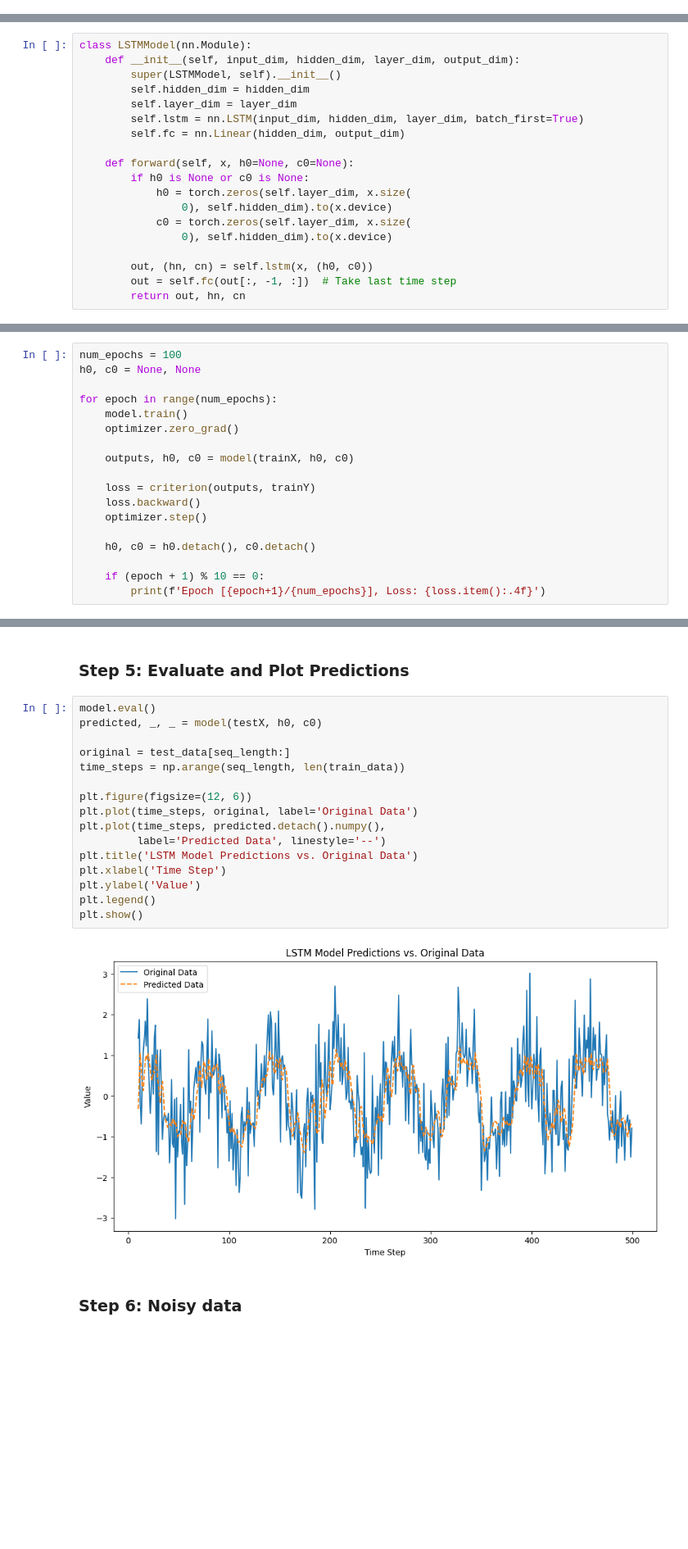
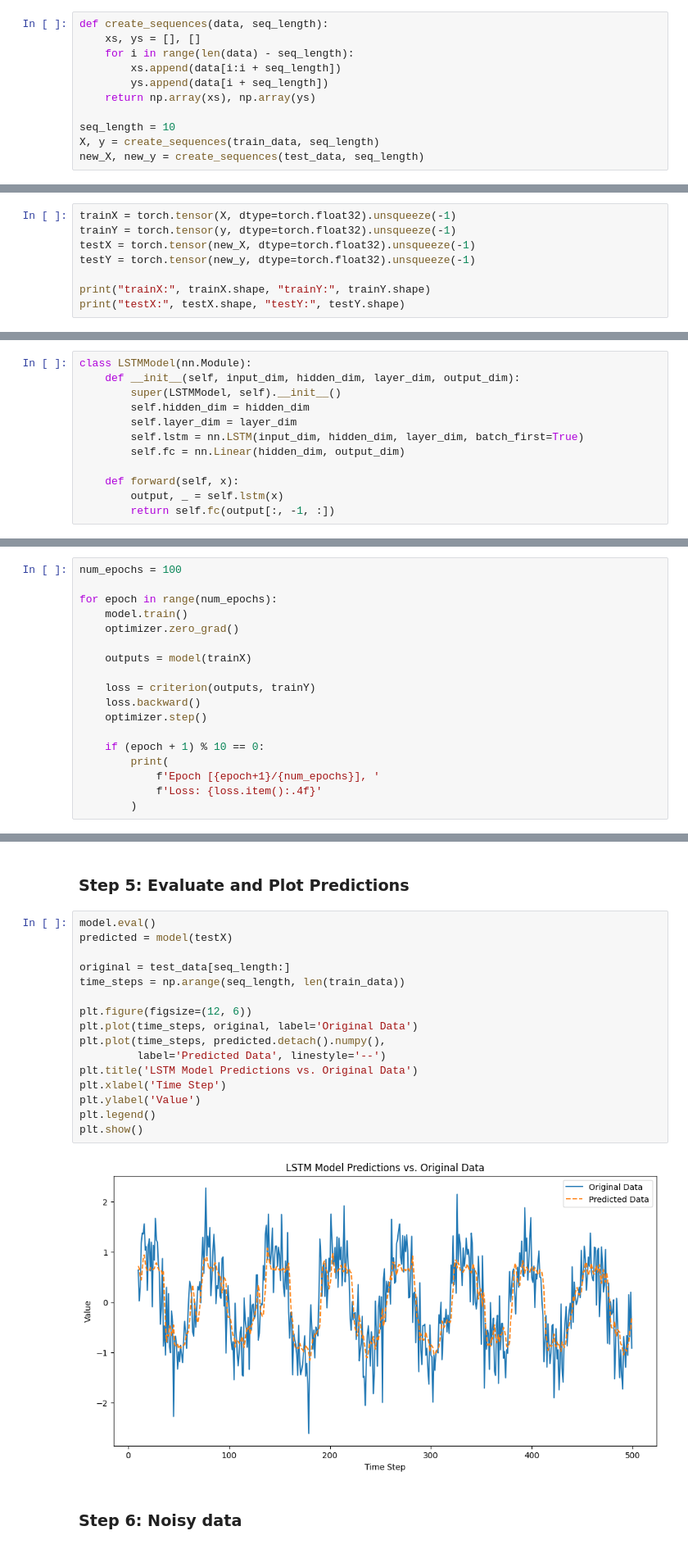
Before and after one commit to BioML-UGent/Advanced-AI-for-Bioinformatics, a Jupyter notebook: 04_RNNs/PClab_4_solved.ipynb, the cells around one changed output, grey strips where cells are left out. Shown at 82% size. Saved outputs shown, nothing was run; the diff lists cells and outputs as text; blank space fills up the shorter version.

```diff
--- a/04_RNNs/PClab_4_solved.ipynb
+++ b/04_RNNs/PClab_4_solved.ipynb
@@ -89,0 +75,11 @@ for i in range(0, 110, 4):
+# %%
+def create_sequences(data, seq_length):
+    xs, ys = [], []
+    for i in range(len(data) - seq_length):
+        xs.append(data[i:i + seq_length])
+        ys.append(data[i + seq_length])
+    return np.array(xs), np.array(ys)
+
+seq_length = 10
+X, y = create_sequences(train_data, seq_length)
+new_X, new_y = create_sequences(test_data, seq_length)
@@ -89,0 +88,8 @@ for i in range(0, 110, 4):
+# %%
+trainX = torch.tensor(X, dtype=torch.float32).unsqueeze(-1)
+trainY = torch.tensor(y, dtype=torch.float32).unsqueeze(-1)
+testX = torch.tensor(new_X, dtype=torch.float32).unsqueeze(-1)
+testY = torch.tensor(new_y, dtype=torch.float32).unsqueeze(-1)
+
+print("trainX:", trainX.shape, "trainY:", trainY.shape)
+print("testX:", testX.shape, "testY:", testY.shape)
@@ -101,16 +123,9 @@ class LSTMModel(nn.Module):
         self.lstm = nn.LSTM(input_dim, hidden_dim, layer_dim, batch_first=True)
         self.fc = nn.Linear(hidden_dim, output_dim)
 
-    def forward(self, x, h0=None, c0=None):
-        if h0 is None or c0 is None:
-            h0 = torch.zeros(self.layer_dim, x.size(
-                0), self.hidden_dim).to(x.device)
-            c0 = torch.zeros(self.layer_dim, x.size(
-                0), self.hidden_dim).to(x.device)
-
-        out, (hn, cn) = self.lstm(x, (h0, c0))
-        out = self.fc(out[:, -1, :])  # Take last time step
-        return out, hn, cn
+    def forward(self, x):
+        output, _ = self.lstm(x)
+        return self.fc(output[:, -1, :])
 # %% [markdown]
 ## Step 3: Initialize Model
 # %% [markdown]
@@ -127,20 +142,20 @@ optimizer = torch.optim.Adam(model.parameters(), lr=0.01)
 Write a script to train your LSTM.
 # %%
 num_epochs = 100
-h0, c0 = None, None
 
 for epoch in range(num_epochs):
     model.train()
     optimizer.zero_grad()
 
-    outputs, h0, c0 = model(trainX, h0, c0)
+    outputs = model(trainX)
 
     loss = criterion(outputs, trainY)
     loss.backward()
     optimizer.step()
 
-    h0, c0 = h0.detach(), c0.detach()
-
     if (epoch + 1) % 10 == 0:
-        print(f'Epoch [{epoch+1}/{num_epochs}], Loss: {loss.item():.4f}')
+        print(
+            f'Epoch [{epoch+1}/{num_epochs}], '
+            f'Loss: {loss.item():.4f}'
+        )
 # %% [output]
@@ -158,22 +173,22 @@ Epoch [100/100], Loss: 0.4225
 ### Step 5: Evaluate and Plot Predictions
 # %%
 model.eval()
-predicted, _, _ = model(testX, h0, c0)
+predicted = model(testX)
 
 original = test_data[seq_length:]
 time_steps = np.arange(seq_length, len(train_data))
 
 plt.figure(figsize=(12, 6))
 plt.plot(time_steps, original, label='Original Data')
 plt.plot(time_steps, predicted.detach().numpy(),
          label='Predicted Data', linestyle='--')
 plt.title('LSTM Model Predictions vs. Original Data')
 plt.xlabel('Time Step')
 plt.ylabel('Value')
 plt.legend()
 plt.show()
 # %% [output]
-[figure, old version]
+[figure, new version]
 # %% [markdown]
 ### Step 6: Noisy data
 # %% [markdown]
```
Also changed, not shown: parts of 18 cells of this notebook.
